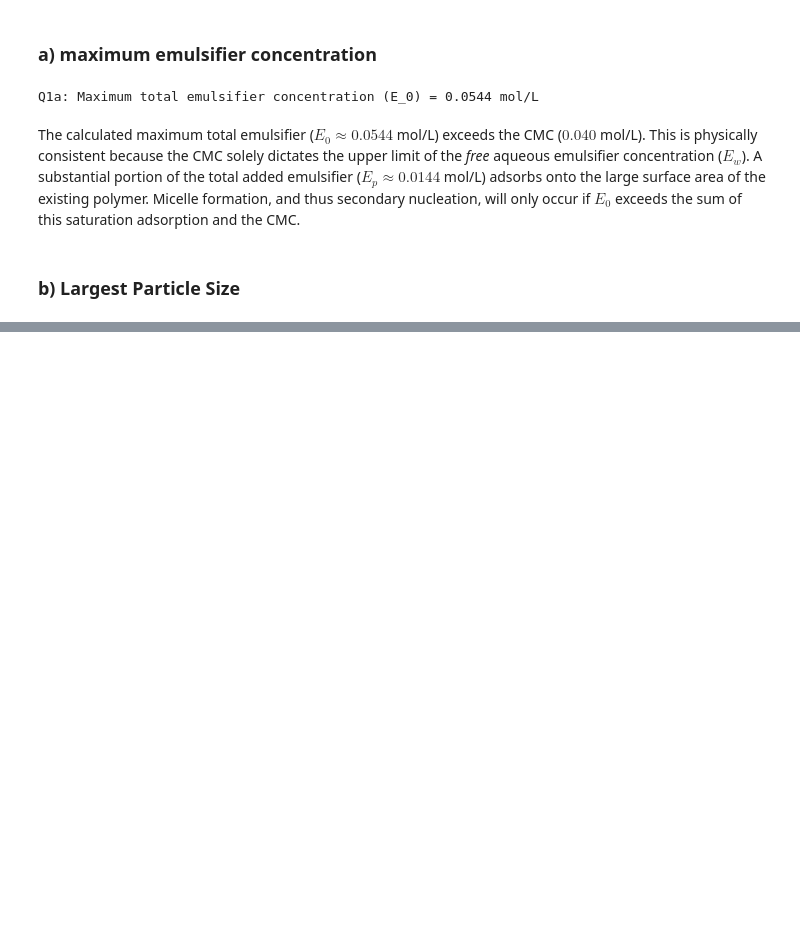
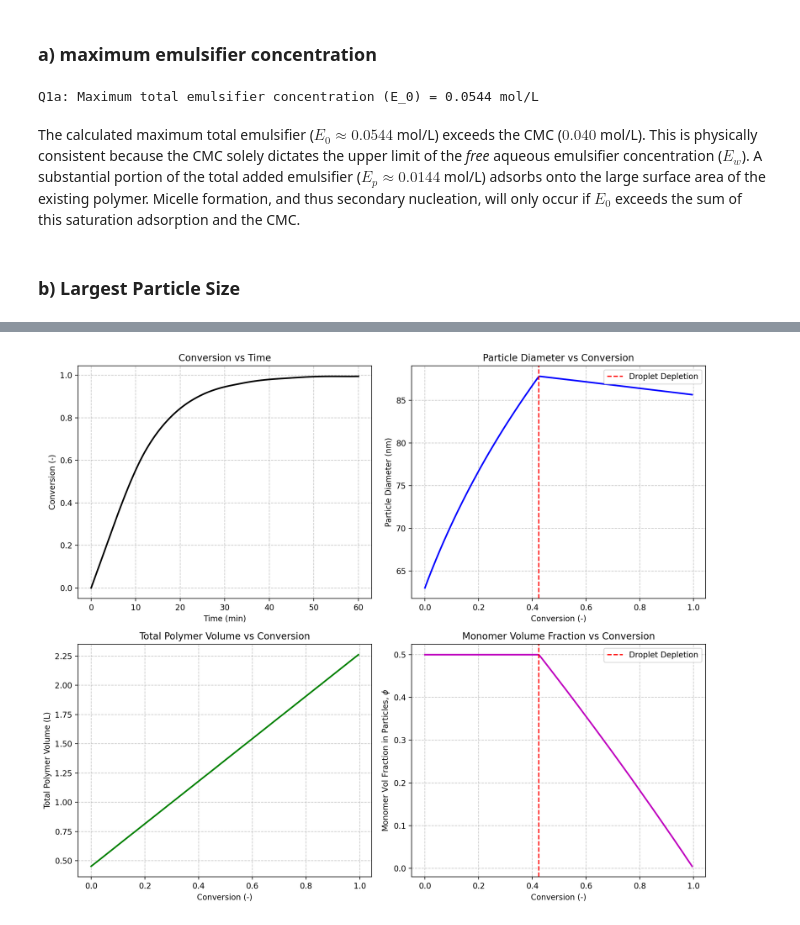
Before and after one commit to Julian-Barth/Exercices_BPRC, a Jupyter notebook: Exercise2.ipynb, the cells around one changed output, grey strips where cells are left out. Cells and saved outputs as stored; diff of their text form; code cells hidden in the pictures; blank space fills up the shorter version.

```diff
--- a/Exercise2.ipynb
+++ b/Exercise2.ipynb
@@ -100,0 +159,87 @@ The calculated maximum total emulsifier ($E_0 \approx 0.0544$ mol/L) exceeds the
+# %%
+total_monomer_moles = M0_conc * V_sus
+
+def kinetics(t, X): #
+    x = X[0]
+    if x >= 1.0:
+        return [0.0]
+
+    if x <= X_depletion:
+        # Interval II: constant phi
+        phi = phi_M_star
+    else:
+        # Interval III: phi decreases
+        V_mon = ((1 - x) * m_M) / rho_M
+        V_pol = (m_pol + x * m_M) / rho_pol
+        phi = V_mon / (V_mon + V_pol)
+
+    # Monomer concentration in the particle
+    M_p = phi * (rho_M * 1000) / M_mM  # mol/L
+
+    # Rate of reaction: dx/dt = (kp * M_p * n_bar * N_p) / (N_A * total_moles)
+    # n_bar = 0.5 for a 0-1 system
+    dx_dt = (kp * M_p * 0.5 * N_p) / (N_A * total_monomer_moles)
+    return [dx_dt]
+
+# Integrate ODE
+t_span = (0, 3600)  # 1 hour simulation
+sol = solve_ivp(kinetics, t_span, [0.0], t_eval=np.linspace(0, 3600, 500))
+
+time = sol.t
+conversion = sol.y[0]
+
+# Calculate variables over conversion
+phi_arr = np.zeros_like(conversion)
+diam_arr = np.zeros_like(conversion)
+V_pol_arr = np.zeros_like(conversion)
+
+for i, x in enumerate(conversion):
+    V_pol = (m_pol + x * m_M) / rho_pol
+    V_mon = ((1 - x) * m_M) / rho_M if x <= X_depletion else ((1 - x) * m_M) / rho_M
+
+    if x <= X_depletion:
+        phi_arr[i] = phi_M_star
+        V_p_tot = V_pol / (1 - phi_M_star)
+    else:
+        V_p_tot = V_pol + V_mon
+        phi_arr[i] = V_mon / V_p_tot
+
+    v_p_single = V_p_tot / N_p
+    diam_arr[i] = ( (6 * v_p_single) / np.pi )**(1/3) * 1e8 # converting dm to nm
+    V_pol_arr[i] = V_pol
+
+# Plotting
+fig, axs = plt.subplots(2, 2, figsize=(12, 10))
+
+axs[0,0].plot(time / 60, conversion, 'k-', linewidth=2)
+axs[0,0].set_xlabel('Time (min)')
+axs[0,0].set_ylabel('Conversion (-)')
+axs[0,0].set_title('Conversion vs Time')
+axs[0,0].grid(True, linestyle='--', alpha=0.7)
+
+axs[0,1].plot(conversion, diam_arr, 'b-', linewidth=2)
+axs[0,1].axvline(X_depletion, color='r', linestyle='--', label='Droplet Depletion')
+axs[0,1].set_xlabel('Conversion (-)')
+axs[0,1].set_ylabel('Particle Diameter (nm)')
+axs[0,1].set_title('Particle Diameter vs Conversion')
+axs[0,1].legend()
+axs[0,1].grid(True, linestyle='--', alpha=0.7)
+
+axs[1,0].plot(conversion, V_pol_arr, 'g-', linewidth=2)
+axs[1,0].set_xlabel('Conversion (-)')
+axs[1,0].set_ylabel('Total Polymer Volume (L)')
+axs[1,0].set_title('Total Polymer Volume vs Conversion')
+axs[1,0].grid(True, linestyle='--', alpha=0.7)
+
+axs[1,1].plot(conversion, phi_arr, 'm-', linewidth=2)
+axs[1,1].axvline(X_depletion, color='r', linestyle='--', label='Droplet Depletion')
+axs[1,1].set_xlabel('Conversion (-)')
+axs[1,1].set_ylabel('Monomer Vol Fraction in Particles, $\phi$')
+axs[1,1].set_title('Monomer Volume Fraction vs Conversion')
+axs[1,1].legend()
+axs[1,1].grid(True, linestyle='--', alpha=0.7)
+
+plt.tight_layout()
+plt.show()
+# %% [output]
+[figure, added]
```
Also changed, not shown: parts of 6 cells of this notebook.
